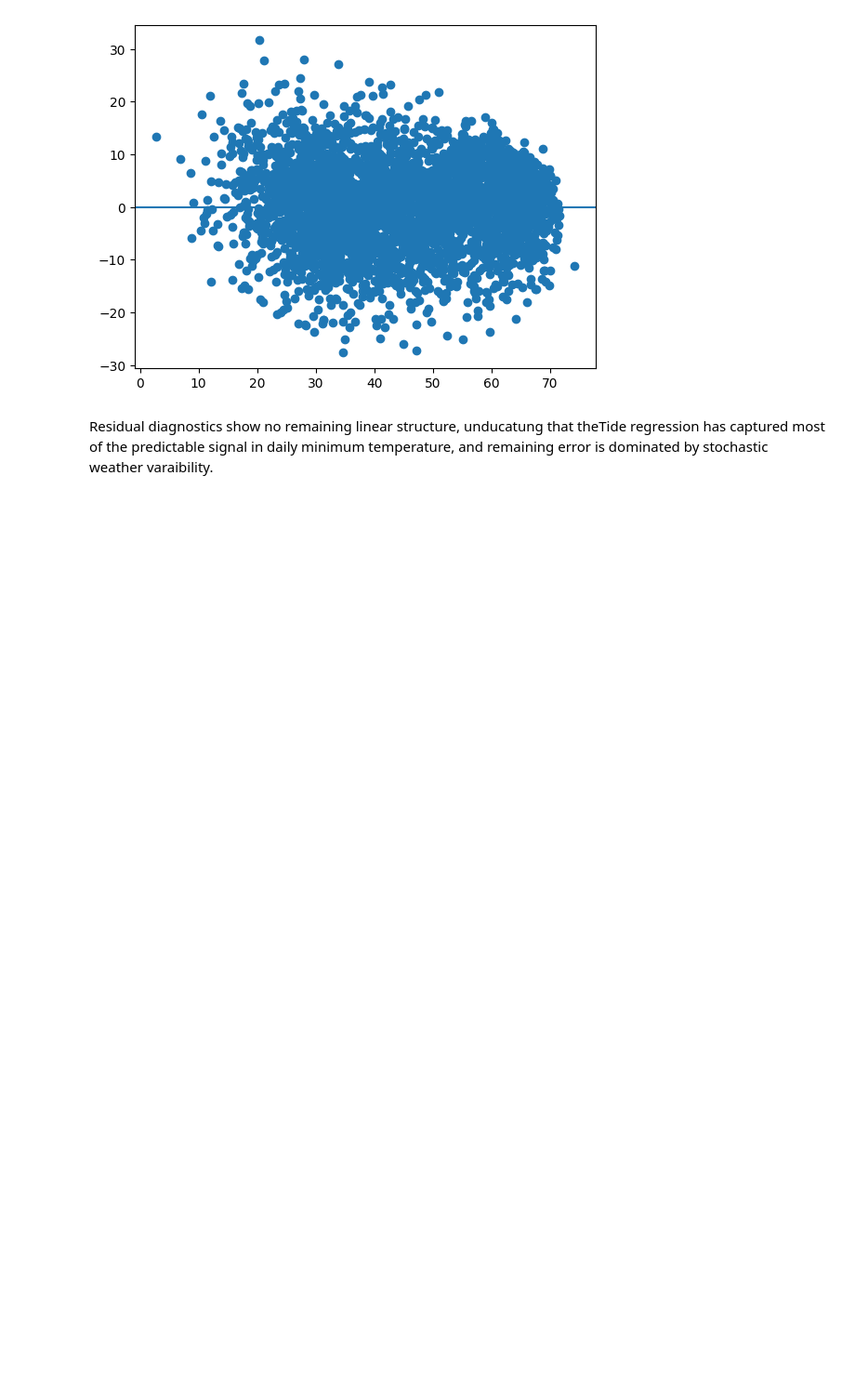
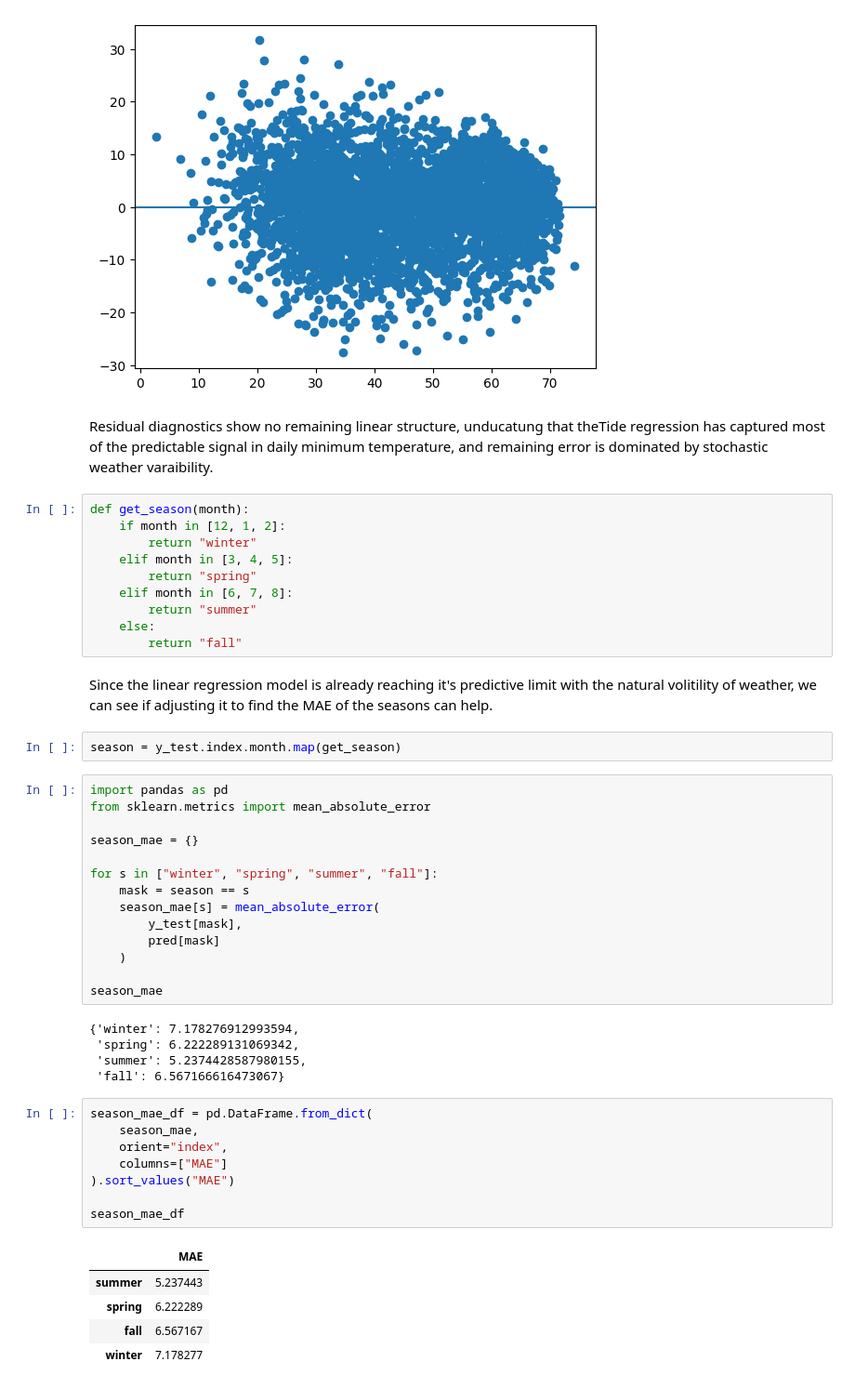
Before and after one commit to TimHuhYen/temp-timeseries-ml, a Jupyter notebook: notebooks/explore.ipynb, the cells around one changed output. Shown at 93% size. Saved outputs shown, nothing was run; the diff lists cells and outputs as text; blank space fills up the shorter version.

Commit message:
Add seasonal grouping and MAE evaluation

```diff
--- a/notebooks/explore.ipynb
+++ b/notebooks/explore.ipynb
@@ -293,3 +293,50 @@ plt.axhline(0)
 [figure]
 # %% [markdown]
 Residual diagnostics show no remaining linear structure, unducatung that theTide regression has captured most of the predictable signal in daily minimum temperature, and remaining error is dominated by stochastic weather varaibility.
+# %%
+def get_season(month):
+    if month in [12, 1, 2]:
+        return "winter"
+    elif month in [3, 4, 5]:
+        return "spring"
+    elif month in [6, 7, 8]:
+        return "summer"
+    else:
+        return "fall"
+# %% [markdown]
+Since the linear regression model is already reaching it's predictive limit with the natural volitility of weather, we can see if adjusting it to find the MAE of the seasons can help.
+# %%
+season = y_test.index.month.map(get_season)
+# %%
+import pandas as pd
+from sklearn.metrics import mean_absolute_error
+
+season_mae = {}
+
+for s in ["winter", "spring", "summer", "fall"]:
+    mask = season == s
+    season_mae[s] = mean_absolute_error(
+        y_test[mask],
+        pred[mask]
+    )
+
+season_mae
+# %% [output]
+{'winter': 7.178276912993594,
+ 'spring': 6.222289131069342,
+ 'summer': 5.2374428587980155,
+ 'fall': 6.567166616473067}
+# %%
+season_mae_df = pd.DataFrame.from_dict(
+    season_mae,
+    orient="index",
+    columns=["MAE"]
+).sort_values("MAE")
+
+season_mae_df
+# %% [output]
+|  | MAE |
+| summer | 5.237443 |
+| spring | 6.222289 |
+| fall | 6.567167 |
+| winter | 7.178277 |
```
